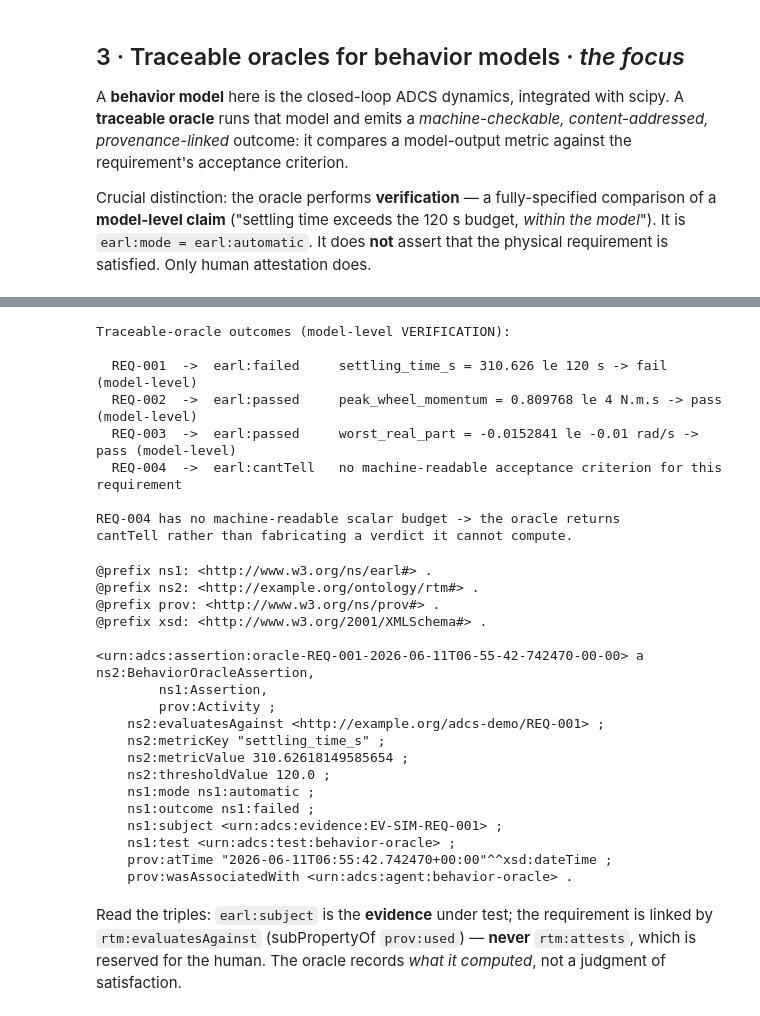
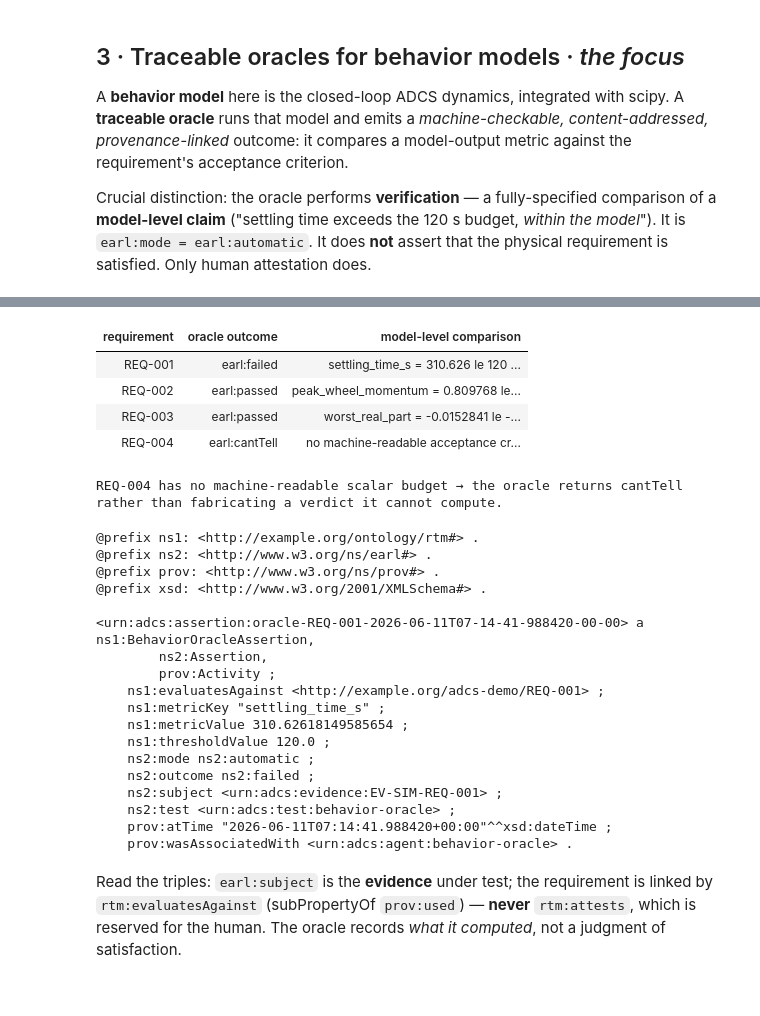
Before and after one commit to DynamicalSystemsGroup/ADCS-lifecycle-demo, a Jupyter notebook: jaxa_notebook.ipynb, the cells around one changed output, grey strips where cells are left out. Cells and saved outputs as stored; diff of their text form; code cells hidden in the pictures.

```diff
--- a/jaxa_notebook.ipynb
+++ b/jaxa_notebook.ipynb
@@ -173,30 +203,38 @@ Behavior-model output (scipy):
 # %%
-from analysis.oracle import evaluate_requirement_oracle, ACCEPTANCE_CRITERIA
+from analysis.oracle import evaluate_requirement_oracle
 
 # One merged metric dict the oracle reads from (numerical + symbolic).
 metrics = dict(summary)
 metrics["worst_real_part"] = worst_real_part
 
-print("Traceable-oracle outcomes (model-level VERIFICATION):\n")
-oracle_results = {}
-for req in ("REQ-001", "REQ-002", "REQ-003", "REQ-004"):
-    r = evaluate_requirement_oracle(metrics, req)
-    oracle_results[req] = r
-    print(f"  {req}  ->  earl:{r.outcome:9s}  {r.detail}")
+oracle_results = {req: evaluate_requirement_oracle(metrics, req)
+                  for req in ("REQ-001", "REQ-002", "REQ-003", "REQ-004")}
 
-print()
-print("REQ-004 has no machine-readable scalar budget -> the oracle returns")
-print("cantTell rather than fabricating a verdict it cannot compute.")
+# Render the model-level VERIFICATION outcomes as a colored table.
+badge = {"passed": "#2EA84E", "failed": "#D94A4A", "cantTell": "#A6794D"}
+rows = ""
+for req, r in oracle_results.items():
+    c = badge.get(r.outcome, "#888888")
+    chip = (f"<span style='background:{c};color:white;padding:2px 8px;"
+            f"border-radius:4px;font-family:monospace'>earl:{r.outcome}</span>")
+    rows += (f"<tr><td><b>{req}</b></td><td>{chip}</td>"
+             f"<td style='font-family:monospace;font-size:90%'>{r.detail}</td></tr>")
+HTML(
+    "<table style='border-collapse:collapse'>"
+    "<thead><tr style='text-align:left;border-bottom:1px solid #ccc'>"
+    "<th>requirement</th><th>oracle outcome</th><th>model-level comparison</th></tr></thead>"
+    f"<tbody>{rows}</tbody></table>"
+    "<p style='font-size:90%;color:#555'>REQ-004 has no machine-readable scalar "
+    "budget &rarr; the oracle returns <b>cantTell</b> rather than fabricating a "
+    "verdict it cannot compute.</p>"
+)
 # %% [output]
+| requirement | oracle outcome | model-level comparison |
+| REQ-001 | earl:failed | settling_time_s = 310.626 le 120 ... |
+| REQ-002 | earl:passed | peak_wheel_momentum = 0.809768 le... |
+| REQ-003 | earl:passed | worst_real_part = -0.0152841 le -... |
+| REQ-004 | earl:cantTell | no machine-readable acceptance cr... |
-Traceable-oracle outcomes (model-level VERIFICATION):
-
-  REQ-001  ->  earl:failed     settling_time_s = 310.626 le 120 s -> fail (model-level)
-  REQ-002  ->  earl:passed     peak_wheel_momentum = 0.809768 le 4 N.m.s -> pass (model-level)
-  REQ-003  ->  earl:passed     worst_real_part = -0.0152841 le -0.01 rad/s -> pass (model-level)
-  REQ-004  ->  earl:cantTell   no machine-readable acceptance criterion for this requirement
-
-REQ-004 has no machine-readable scalar budget -> the oracle returns
-cantTell rather than fabricating a verdict it cannot compute.
+REQ-004 has no machine-readable scalar budget → the oracle returns cantTell rather than fabricating a verdict it cannot compute.
 # %%
 from traceability.oracle_assertion import emit_oracle_assertion
 
@@ -204,26 +242,25 @@ from traceability.oracle_assertion import emit_oracle_assertion
 demo = Dataset()
 ev = URIRef("urn:adcs:evidence:EV-SIM-REQ-001")
 emit_oracle_assertion(demo, ev, ADCS["REQ-001"], oracle_results["REQ-001"])
-
 print(demo.graph(URIRef(G_AUDIT)).serialize(format="turtle"))
 # %% [output]
-@prefix ns1: <http://www.w3.org/ns/earl#> .
-@prefix ns2: <http://example.org/ontology/rtm#> .
+@prefix ns1: <http://example.org/ontology/rtm#> .
+@prefix ns2: <http://www.w3.org/ns/earl#> .
 @prefix prov: <http://www.w3.org/ns/prov#> .
 @prefix xsd: <http://www.w3.org/2001/XMLSchema#> .
 
-<urn:adcs:assertion:oracle-REQ-001-2026-06-11T06-55-42-742470-00-00> a ns2:BehaviorOracleAssertion,
-        ns1:Assertion,
+<urn:adcs:assertion:oracle-REQ-001-2026-06-11T07-14-41-988420-00-00> a ns1:BehaviorOracleAssertion,
+        ns2:Assertion,
         prov:Activity ;
-    ns2:evaluatesAgainst <http://example.org/adcs-demo/REQ-001> ;
-    ns2:metricKey "settling_time_s" ;
-    ns2:metricValue 310.62618149585654 ;
-    ns2:thresholdValue 120.0 ;
-    ns1:mode ns1:automatic ;
-    ns1:outcome ns1:failed ;
-    ns1:subject <urn:adcs:evidence:EV-SIM-REQ-001> ;
-    ns1:test <urn:adcs:test:behavior-oracle> ;
-    prov:atTime "2026-06-11T06:55:42.742470+00:00"^^xsd:dateTime ;
+    ns1:evaluatesAgainst <http://example.org/adcs-demo/REQ-001> ;
+    ns1:metricKey "settling_time_s" ;
+    ns1:metricValue 310.62618149585654 ;
+    ns1:thresholdValue 120.0 ;
+    ns2:mode ns2:automatic ;
+    ns2:outcome ns2:failed ;
+    ns2:subject <urn:adcs:evidence:EV-SIM-REQ-001> ;
+    ns2:test <urn:adcs:test:behavior-oracle> ;
+    prov:atTime "2026-06-11T07:14:41.988420+00:00"^^xsd:dateTime ;
     prov:wasAssociatedWith <urn:adcs:agent:behavior-oracle> .
 # %% [markdown]
 Read the triples: `earl:subject` is the **evidence** under test; the
```
Also changed, not shown: parts of 22 cells of this notebook.
